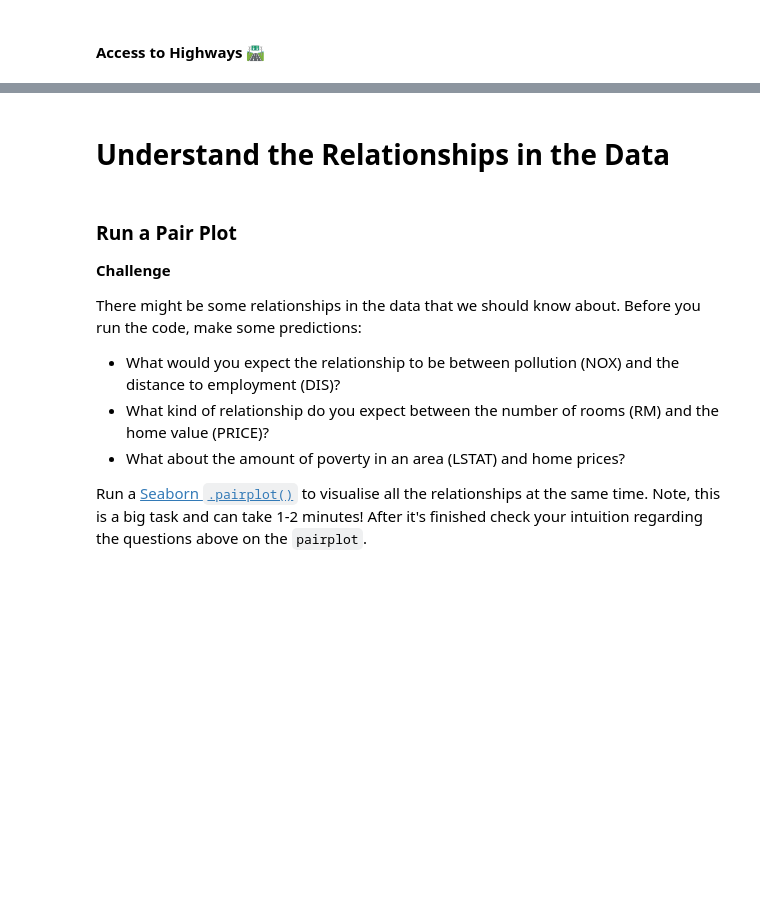
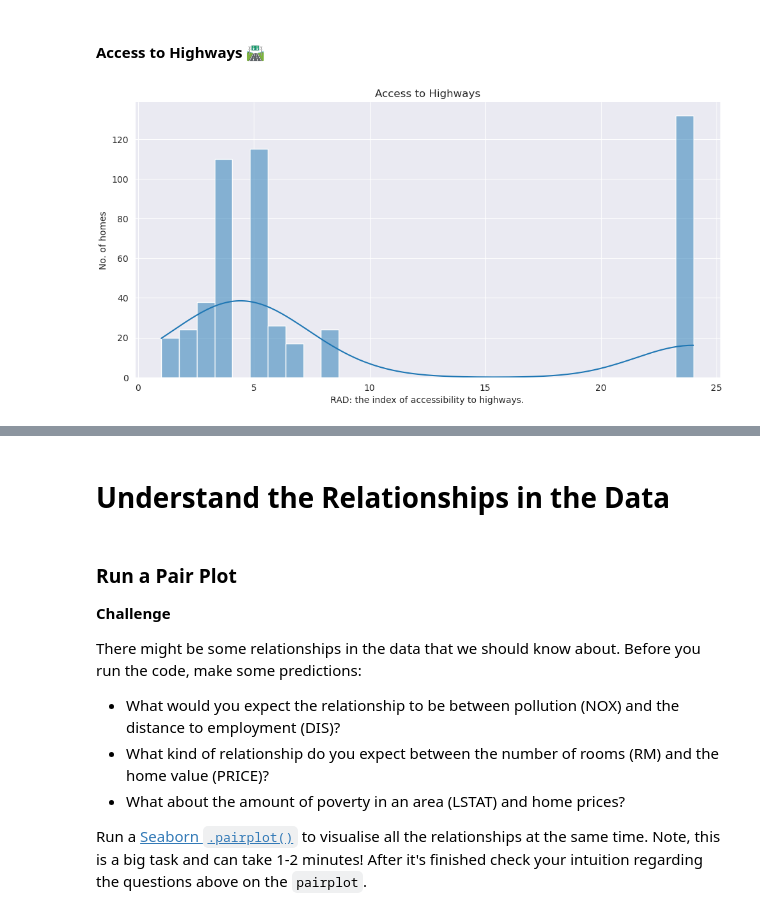
Before and after one commit to Sujan-13/Data_Science, a Jupyter notebook: Day81_/Multivariable_Regression_and_Valuation_Model_(start).ipynb, the cells around one changed output, grey strips where cells are left out. Drawn from its saved outputs; the diff is of its cells as text; code cells hidden in the pictures; blank space fills up the shorter version.

```diff
--- a/Day81_/Multivariable_Regression_and_Valuation_Model_(start).ipynb
+++ b/Day81_/Multivariable_Regression_and_Valuation_Model_(start).ipynb
@@ -123,5 +236,13 @@ What do you notice in the distributions of the data?
 # %% [markdown]
 #### Access to Highways 🛣
+# %%
+with sns.axes_style("darkgrid"):
+    sns.displot(data,x='RAD',kde=True,aspect=2,bins=30)
+    plt.title("Access to Highways")
+    plt.xlabel("RAD: the index of accessibility to highways.")
+    plt.ylabel("No. of homes")
+# %% [output]
+[figure, added]
 # %% [markdown]
 #### Next to the River? ⛵️
 
```
Also changed, not shown: parts of 68 cells of this notebook, 1 other file.
